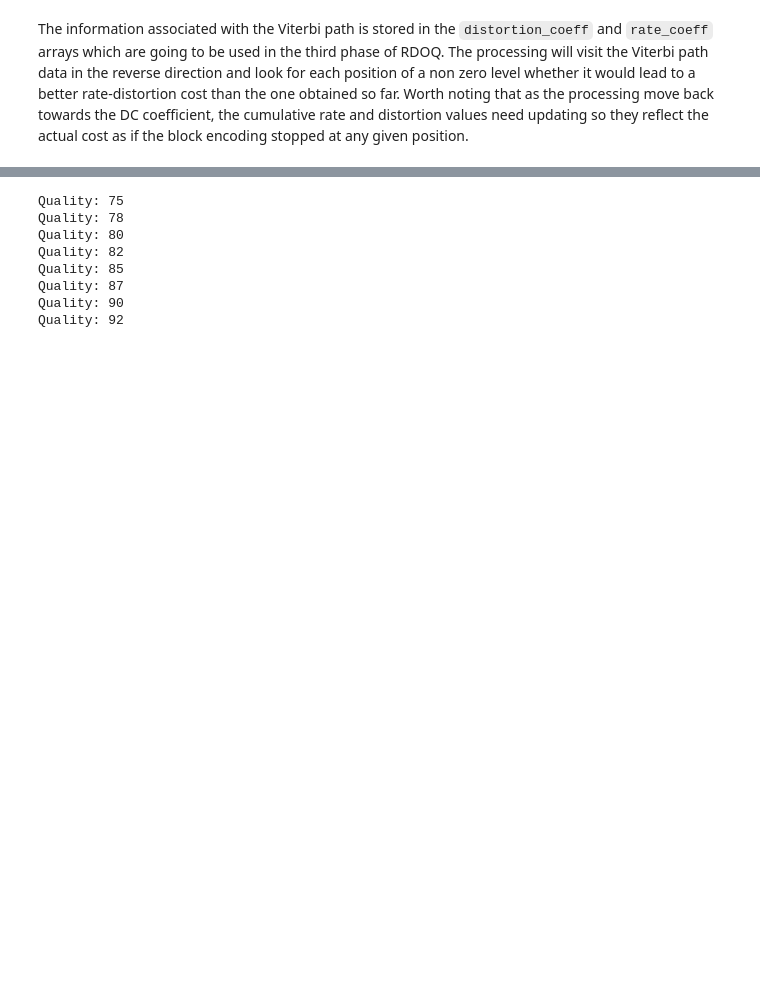
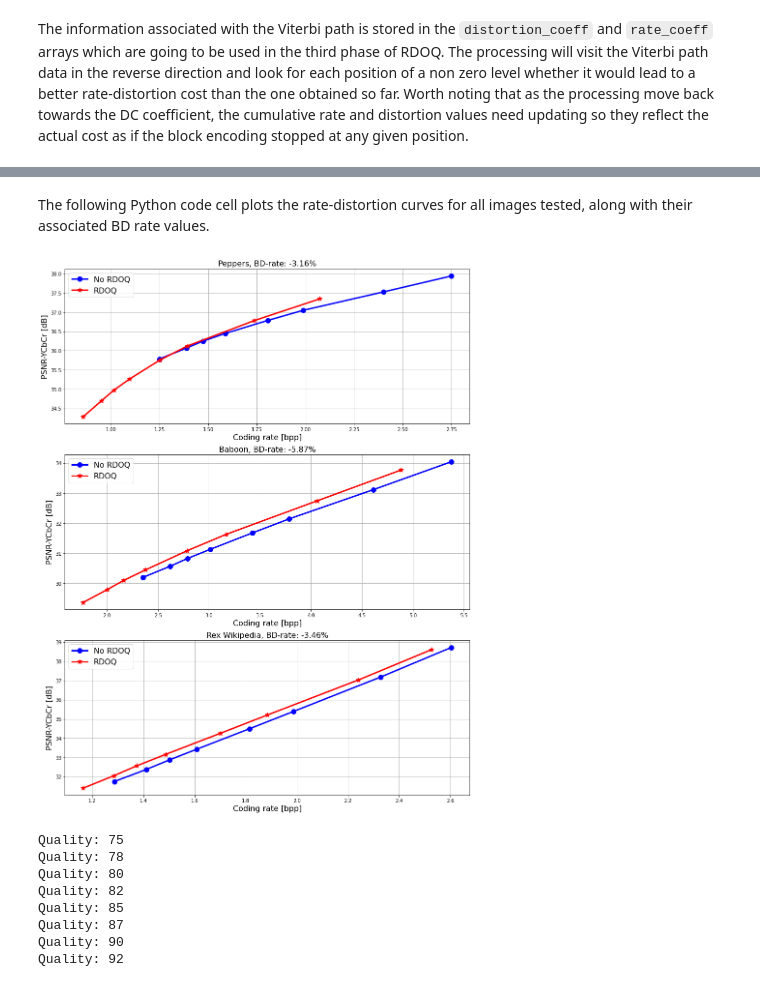
Before and after one commit to matteonaccari/vct, a Jupyter notebook: image-codecs/jpeg/jpeg-rdoq.ipynb, the cells around one changed output, grey strips where cells are left out. Cells and saved outputs as stored; diff of their text form; code cells hidden in the pictures; blank space fills up the shorter version.

Commit message:
Experimental results and editorial improvements

```diff
--- a/image-codecs/jpeg/jpeg-rdoq.ipynb
+++ b/image-codecs/jpeg/jpeg-rdoq.ipynb
@@ -309,0 +313,9 @@ levels_rdoq = np.reshape(levels_zz[r_zz_idx], (8, 8))
+# %%
+from entropy import encode_block
+print("Levels from plain quantisation")
+print(levels)
+print("\nLevels after RDOQ")
+print(levels_rdoq)
+_, rate_base = encode_block(levels.flatten()[zz_idx], pred_dc, table_dc, table_ac)
+rd_cost_base = np.sum(np.square(coefficients - levels * qm)) + _lambda * rate_base
+print(f"\nRate-distortion cost plain quantisation: {rd_cost_base:.2f}, RDOQ: {cost_best:.2f}, improvement: {100*(rd_cost_base - cost_best) / rd_cost_base:.2}%")
@@ -310,3 +421,23 @@ levels_rdoq = np.reshape(levels_zz[r_zz_idx], (8, 8))
+# %% [markdown]
+The following Python code cell plots the rate-distortion curves for all images tested, along with their associated BD rate values.
+# %%
+import matplotlib.pyplot as plt
+
+plt.figure(figsize=(15, 20))
+titles = ["Peppers", "Baboon", "Rex Wikipedia"]
+
+for image_idx in range(len(images)):
+    ax = plt.subplot(len(images), 1, image_idx + 1)
+    plt.plot(bpp_default[image_idx, :], psnr_default[image_idx, :], "b-o", linewidth=3, markersize=10, label="No RDOQ")
+    plt.plot(bpp_opt[image_idx, :], psnr_opt[image_idx, :], "r-*", linewidth=3, markersize=10, label="RDOQ")
+    plt.grid()
+    plt.legend(prop={'size': 16})
+    plt.xlabel("Coding rate [bpp]", fontsize=16)
+    plt.ylabel("PSNR-YCbCr [dB]", fontsize=16)
+    final_title = f"{titles[image_idx]}, BD-rate: {bd_rate_values[image_idx]:.2f}%"
+    ax.set_title(final_title, fontsize=16)
+# %% [output]
+[figure, added]
 # %%
 import numpy as np
 from encoder_rdoq import jpeg_encoding_rdoq
```
Also changed, not shown: parts of 7 cells of this notebook, 2 other files.
